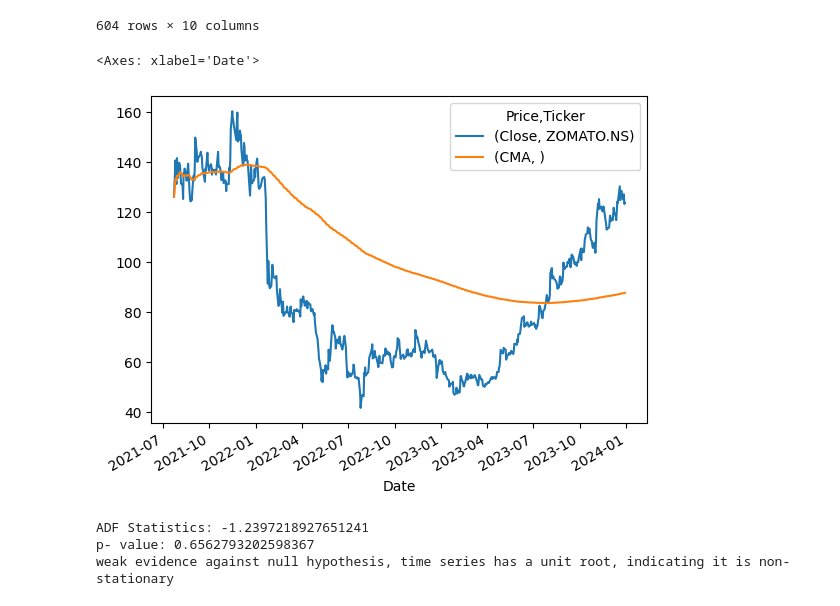
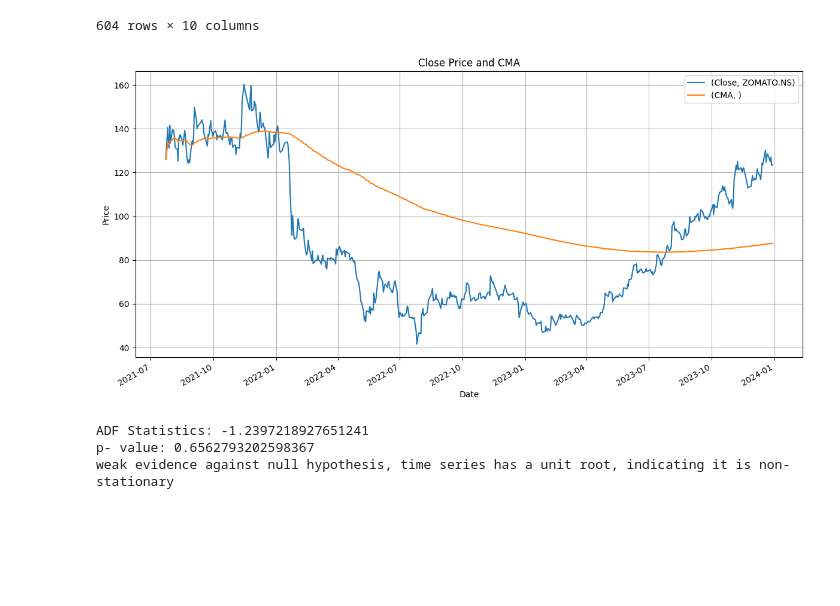
Before and after one commit to Apurva-02/Python-Arima-model, a Jupyter notebook: zomato_stock_price_prediction.ipynb, the cells around one changed output. Cells and saved outputs as stored; diff of their text form; code cells hidden in the pictures; blank space fills up the shorter version.

```diff
--- a/zomato_stock_price_prediction.ipynb
+++ b/zomato_stock_price_prediction.ipynb
@@ -177,11 +177,23 @@ df
 | 2023-12-28 | 123.199997 | 123.199997 | 125.500000 | 120.599998 | 124.900002 | 72865479 | 126.240000 | 120.600000 | ... |
 | 2023-12-29 | 123.699997 | 123.699997 | 125.550003 | 123.250000 | 124.000000 | 27512604 | 126.195000 | 120.715000 | ... |
 604 rows × 10 columns
-# %%
-df[['Close','CMA']].plot()
-# %% [output]
-<Axes: xlabel='Date'>
-[figure, removed]
+# %%
+import matplotlib.pyplot as plt
+
+# Ensure 'CMA' exists in the DataFrame
+if 'CMA' in df.columns:
+    df[['Close', 'CMA']].plot(figsize=(12, 6))
+    plt.title('Close Price and CMA')
+    plt.xlabel('Date')
+    plt.ylabel('Price')
+    plt.legend()
+    plt.grid(True)
+    plt.tight_layout()
+    plt.show()
+else:
+    print("Column 'CMA' does not exist in the DataFrame.")
+# %% [output]
+[figure, added]
 # %%
 def adf_test(series):
     result=adfuller(series)
```
Also changed, not shown: parts of 3 cells of this notebook.
